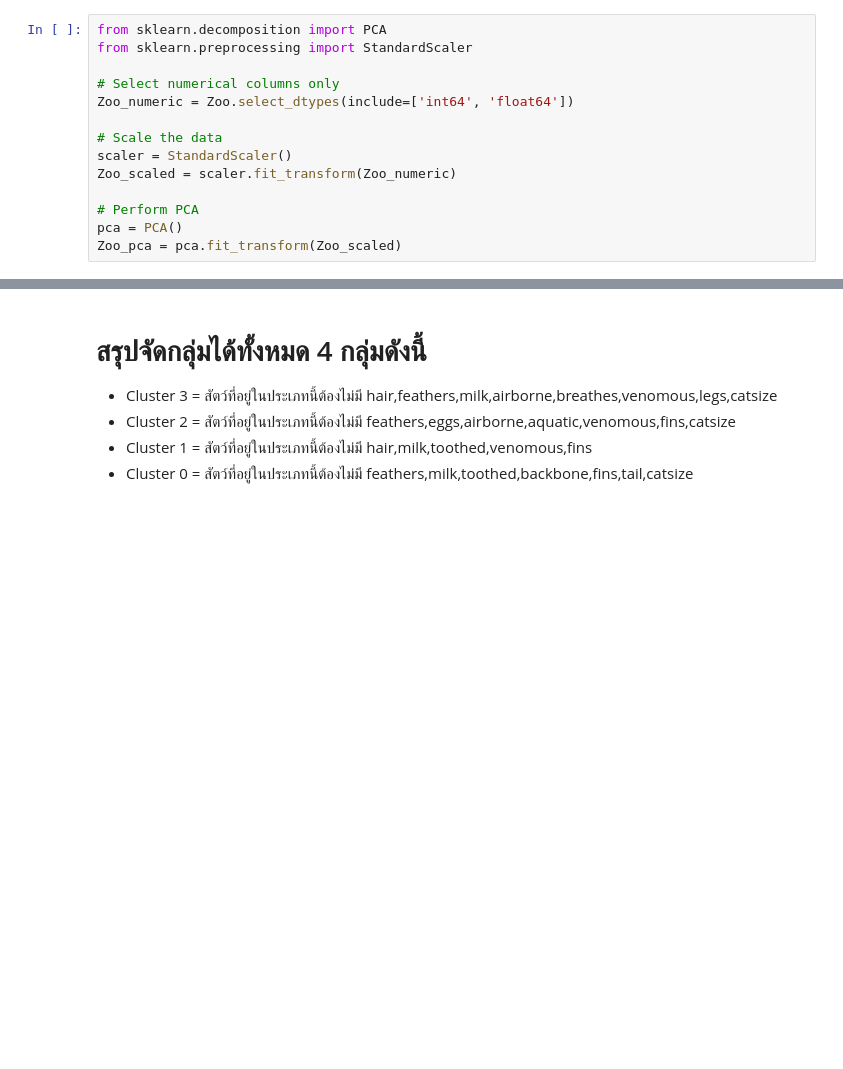
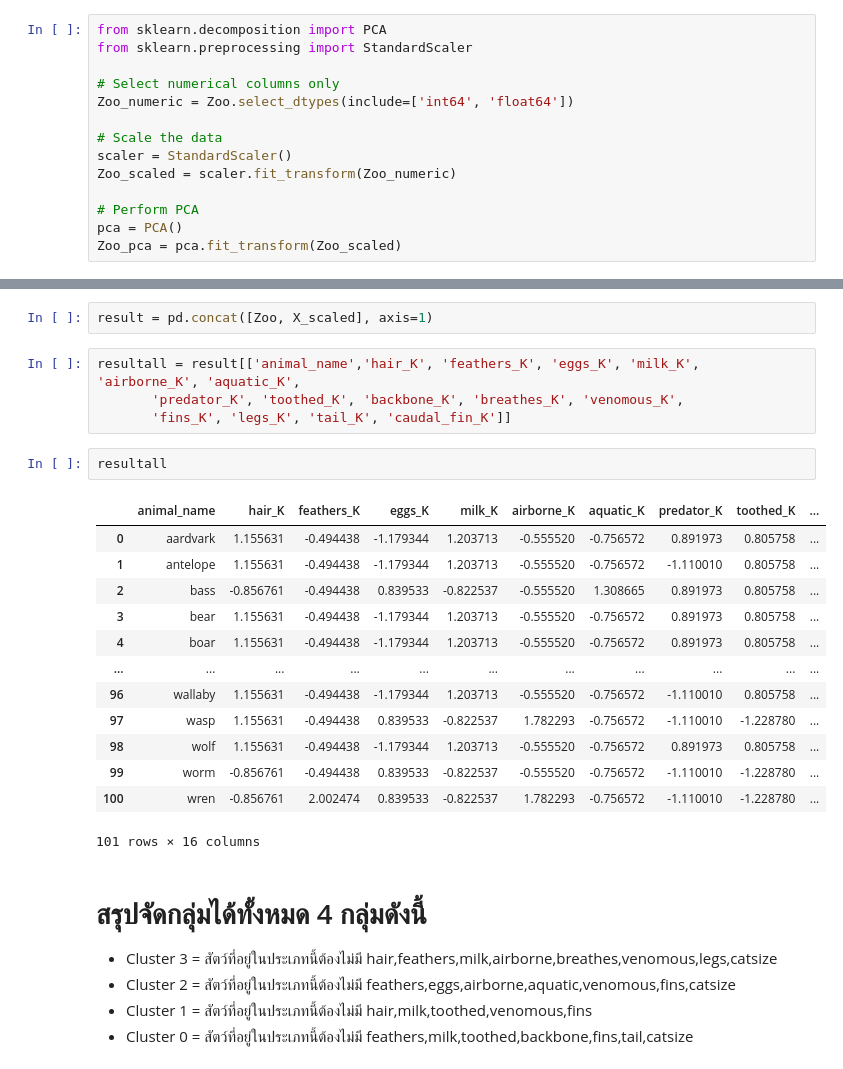
Before and after one commit to TungSoPon/bsc_dpdm22, a Jupyter notebook: Project_Datamining.ipynb, the cells around one changed output, grey strips where cells are left out. Drawn from its saved outputs; the diff is of its cells as text; blank space fills up the shorter version.

```diff
--- a/Project_Datamining.ipynb
+++ b/Project_Datamining.ipynb
@@ -805,3 +872,25 @@ plt.show()
+# %%
+result = pd.concat([Zoo, X_scaled], axis=1)
+# %%
+resultall = result[['animal_name','hair_K', 'feathers_K', 'eggs_K', 'milk_K', 'airborne_K', 'aquatic_K',
+       'predator_K', 'toothed_K', 'backbone_K', 'breathes_K', 'venomous_K',
+       'fins_K', 'legs_K', 'tail_K', 'caudal_fin_K']]
+# %%
+resultall
+# %% [output]
+|  | animal_name | hair_K | feathers_K | eggs_K | milk_K | airborne_K | aquatic_K | predator_K | toothed_K | ... |
+| 0 | aardvark | 1.155631 | -0.494438 | -1.179344 | 1.203713 | -0.555520 | -0.756572 | 0.891973 | 0.805758 | ... |
+| 1 | antelope | 1.155631 | -0.494438 | -1.179344 | 1.203713 | -0.555520 | -0.756572 | -1.110010 | 0.805758 | ... |
+| 2 | bass | -0.856761 | -0.494438 | 0.839533 | -0.822537 | -0.555520 | 1.308665 | 0.891973 | 0.805758 | ... |
+| 3 | bear | 1.155631 | -0.494438 | -1.179344 | 1.203713 | -0.555520 | -0.756572 | 0.891973 | 0.805758 | ... |
+| 4 | boar | 1.155631 | -0.494438 | -1.179344 | 1.203713 | -0.555520 | -0.756572 | 0.891973 | 0.805758 | ... |
+| ... | ... | ... | ... | ... | ... | ... | ... | ... | ... | ... |
+| 96 | wallaby | 1.155631 | -0.494438 | -1.179344 | 1.203713 | -0.555520 | -0.756572 | -1.110010 | 0.805758 | ... |
+| 97 | wasp | 1.155631 | -0.494438 | 0.839533 | -0.822537 | 1.782293 | -0.756572 | -1.110010 | -1.228780 | ... |
+| 98 | wolf | 1.155631 | -0.494438 | -1.179344 | 1.203713 | -0.555520 | -0.756572 | 0.891973 | 0.805758 | ... |
+| 99 | worm | -0.856761 | -0.494438 | 0.839533 | -0.822537 | -0.555520 | -0.756572 | -1.110010 | -1.228780 | ... |
+| 100 | wren | -0.856761 | 2.002474 | 0.839533 | -0.822537 | 1.782293 | -0.756572 | -1.110010 | -1.228780 | ... |
+101 rows × 16 columns
 # %% [markdown]
 # สรุปจัดกลุ่มได้ทั้งหมด 4 กลุ่มดังนี้
 * Cluster 3 = สัตว์ที่อยู่ในประเภทนี้ต้องไม่มี hair,feathers,milk,airborne,breathes,venomous,legs,catsize
```
Also changed, not shown: parts of 9 cells of this notebook.
